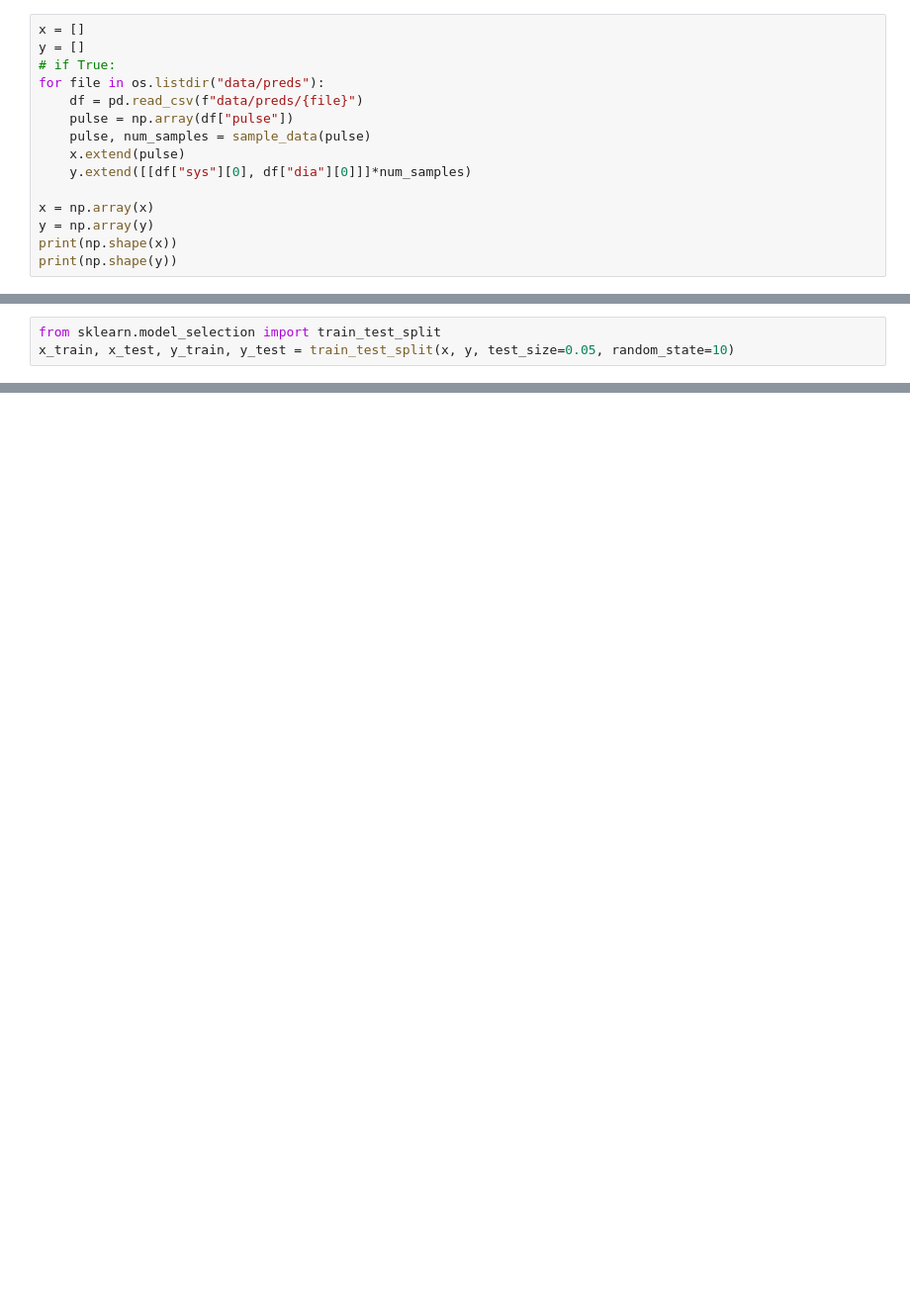
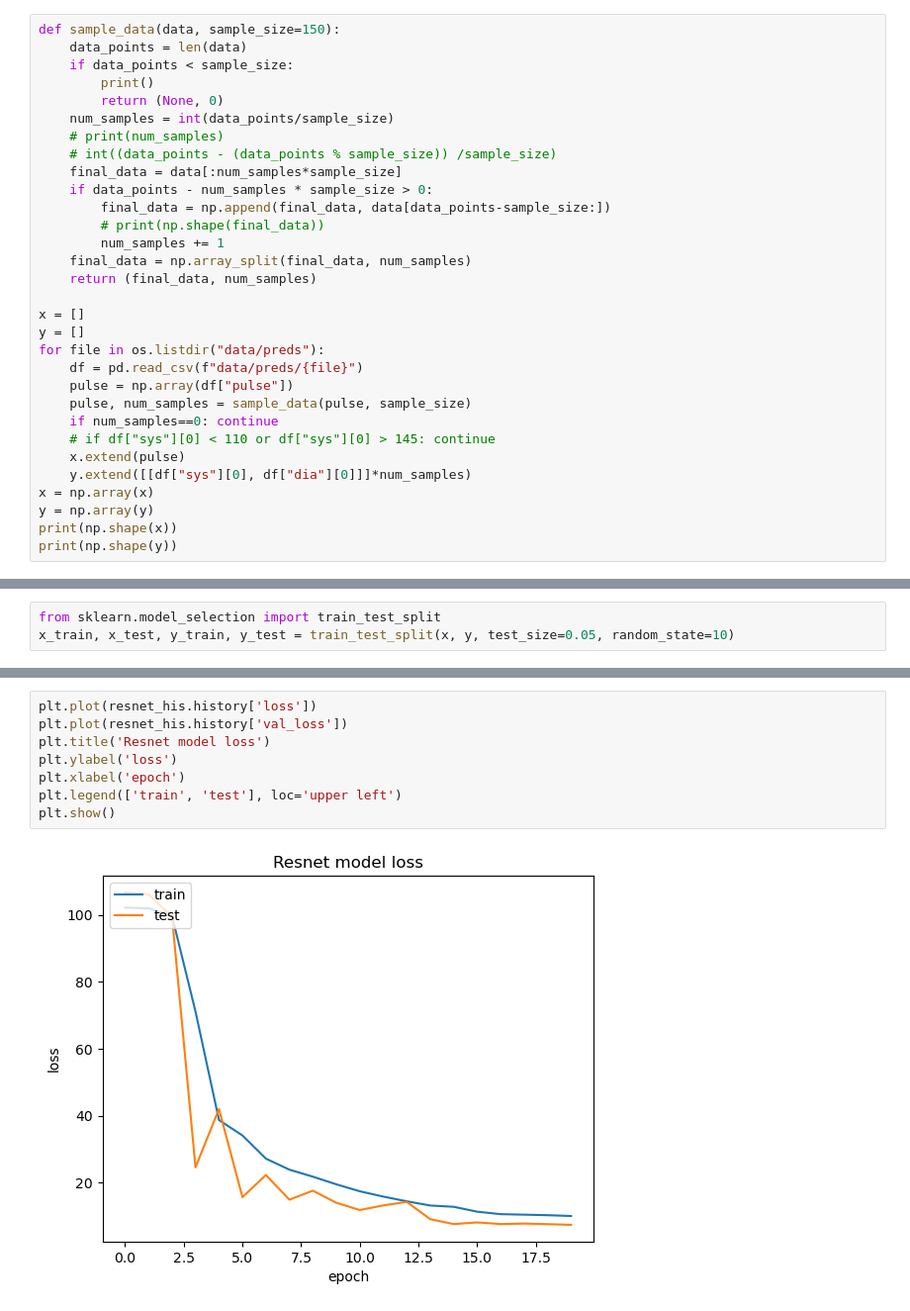
Before and after one commit to aliaankhowaja/FaceDCode-Model, a Jupyter notebook: pulse_model.ipynb, the cells around one changed output, grey strips where cells are left out. Shown: that part at 99% size. Drawn from its saved outputs; the diff is of its cells as text; blank space fills up the shorter version.

```diff
--- a/pulse_model.ipynb
+++ b/pulse_model.ipynb
@@ -6,16 +12,32 @@ from utils.data_process import sample_data
 # %%
 sample_size = 150
 # %%
+def sample_data(data, sample_size=150):
+    data_points = len(data)
+    if data_points < sample_size:
+        print()
+        return (None, 0)
+    num_samples = int(data_points/sample_size)
+    # print(num_samples)
+    # int((data_points - (data_points % sample_size)) /sample_size)
+    final_data = data[:num_samples*sample_size]
+    if data_points - num_samples * sample_size > 0:
+        final_data = np.append(final_data, data[data_points-sample_size:])
+        # print(np.shape(final_data))
+        num_samples += 1
+    final_data = np.array_split(final_data, num_samples)
+    return (final_data, num_samples)
+
 x = []
 y = []
-# if True:
 for file in os.listdir("data/preds"):
     df = pd.read_csv(f"data/preds/{file}")
     pulse = np.array(df["pulse"])
-    pulse, num_samples = sample_data(pulse)
+    pulse, num_samples = sample_data(pulse, sample_size)
+    if num_samples==0: continue
+    # if df["sys"][0] < 110 or df["sys"][0] > 145: continue
     x.extend(pulse)
     y.extend([[df["sys"][0], df["dia"][0]]]*num_samples)
-
 x = np.array(x)
 y = np.array(y)
 print(np.shape(x))
@@ -93,0 +490,10 @@ model.save("model3.keras")
+# %%
+plt.plot(resnet_his.history['loss'])
+plt.plot(resnet_his.history['val_loss'])
+plt.title('Resnet model loss')
+plt.ylabel('loss')
+plt.xlabel('epoch')
+plt.legend(['train', 'test'], loc='upper left')
+plt.show()
+# %% [output]
+[figure, added]
```
Also changed, not shown: parts of 25 cells of this notebook, 13 other files.
